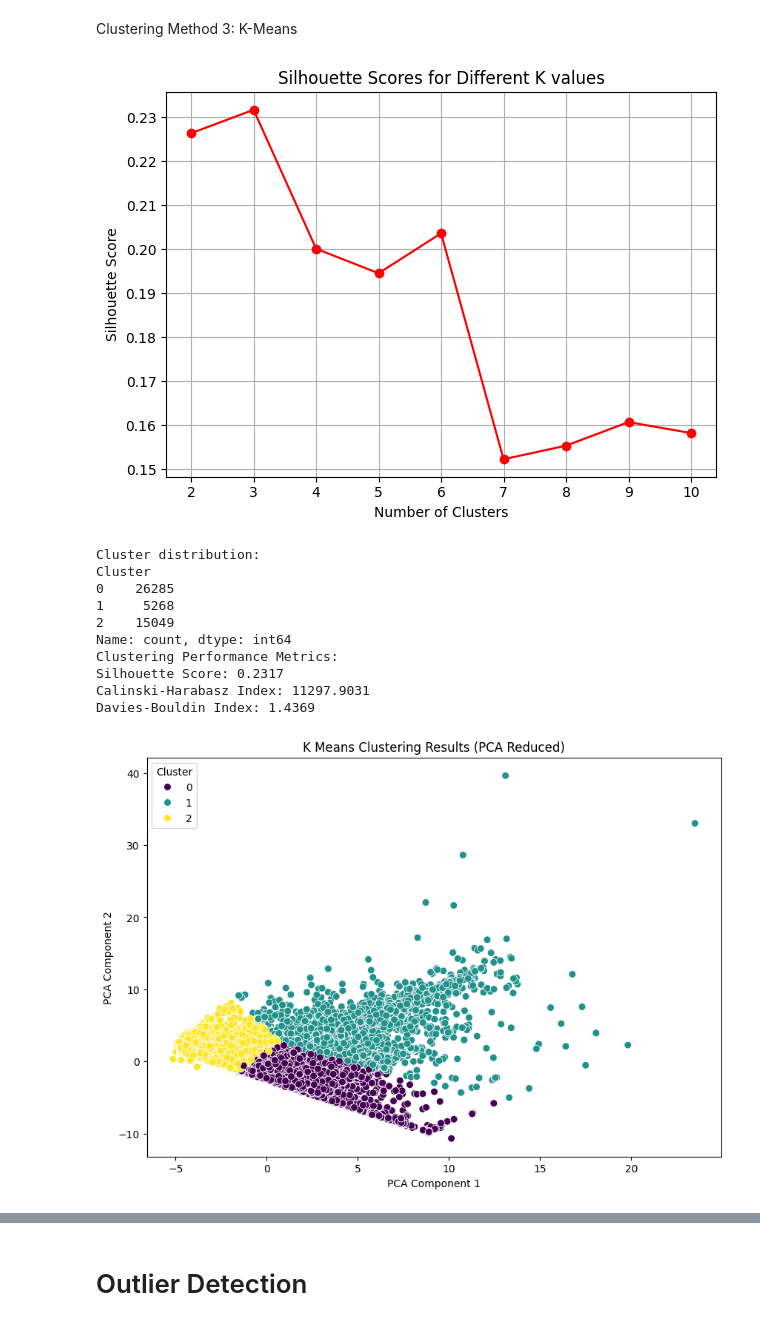
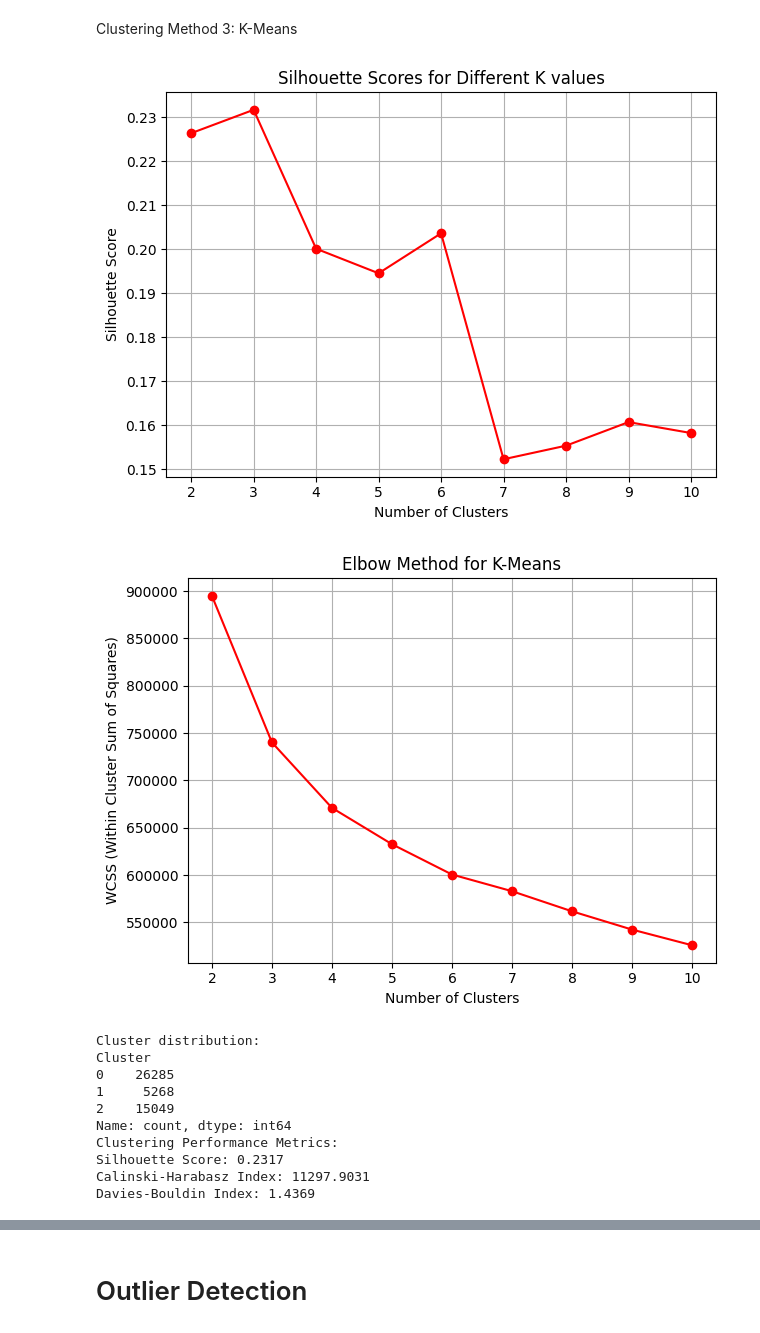
Before and after one commit to Preacho/Credit-Card-Default-Predicition, a Jupyter notebook: Final_Project_Delivery.ipynb, the cells around one changed output, grey strips where cells are left out. Cells and saved outputs as stored; diff of their text form; code cells hidden in the pictures.

```diff
--- a/Final_Project_Delivery.ipynb
+++ b/Final_Project_Delivery.ipynb
@@ -404,17 +390,25 @@ for k in k_range:
     wcss.append(kmeans.inertia_)
 
     # Calculate silhouette score
-    # Silhouette score requires at least 2 clusters
-    if k > 1:
-        score = silhouette_score(X_scaled, kmeans.labels_)
-        silhouette_scores.append(score)
+    score = silhouette_score(X_scaled, kmeans.labels_)
+    silhouette_scores.append(score)
 
-# Plot Silhouette Scores Method
+# Plot Silhouette Scores Method + Elbow Method
 
 plt.plot(range(2, 11), silhouette_scores, 'ro-')
 plt.xlabel('Number of Clusters')
 plt.ylabel('Silhouette Score')
 plt.title('Silhouette Scores for Different K values')
+plt.grid(True)
+
+plt.tight_layout()
+plt.show()
+
+
+plt.plot(range(2, 11), wcss, 'ro-')
+plt.xlabel('Number of Clusters')
+plt.ylabel('WCSS (Within Cluster Sum of Squares)')
+plt.title('Elbow Method for K-Means')
 plt.grid(True)
 
 plt.tight_layout()
@@ -422,33 +416,34 @@ plt.show()
 
 #Use Optimal k based on the results from the earlier k findings
 optimal_k = 3
 
 kmeans = KMeans(n_clusters=optimal_k, random_state=42)
 kmeans_clusters = kmeans.fit_predict(X_scaled)
 # Add cluster labels to original dataframe
 df_with_clusters = data.copy()
 df_with_clusters['Cluster'] = kmeans_clusters
 
 print("Cluster distribution:")
 print(df_with_clusters['Cluster'].value_counts().sort_index())
 
 print("Clustering Performance Metrics:")
 print(f"Silhouette Score: {silhouette_score(X_scaled, kmeans_clusters):.4f}")
 print(f"Calinski-Harabasz Index: {calinski_harabasz_score(X_scaled, kmeans_clusters):.4f}")
 print(f"Davies-Bouldin Index: {davies_bouldin_score(X_scaled, kmeans_clusters):.4f}")
 
 pca = PCA(n_components=2)
 pca_components = pca.fit_transform(X_scaled)
 
 plt.figure(figsize=(10, 7))
 sns.scatterplot(x=pca_components[:, 0], y=pca_components[:, 1], hue=kmeans_clusters, palette='viridis', s=50)
 plt.title('K Means Clustering Results (PCA Reduced)')
 plt.xlabel('PCA Component 1')
 plt.ylabel('PCA Component 2')
 plt.legend(title='Cluster')
 plt.show()
 # %% [output]
 [figure]
+[figure, new version]
 Cluster distribution:
 Cluster
 0    26285
@@ -459,4 +454,3 @@ Clustering Performance Metrics:
 Silhouette Score: 0.2317
 Calinski-Harabasz Index: 11297.9031
 Davies-Bouldin Index: 1.4369
-[figure, old version]
```
Also changed, not shown: parts of 15 cells of this notebook.
